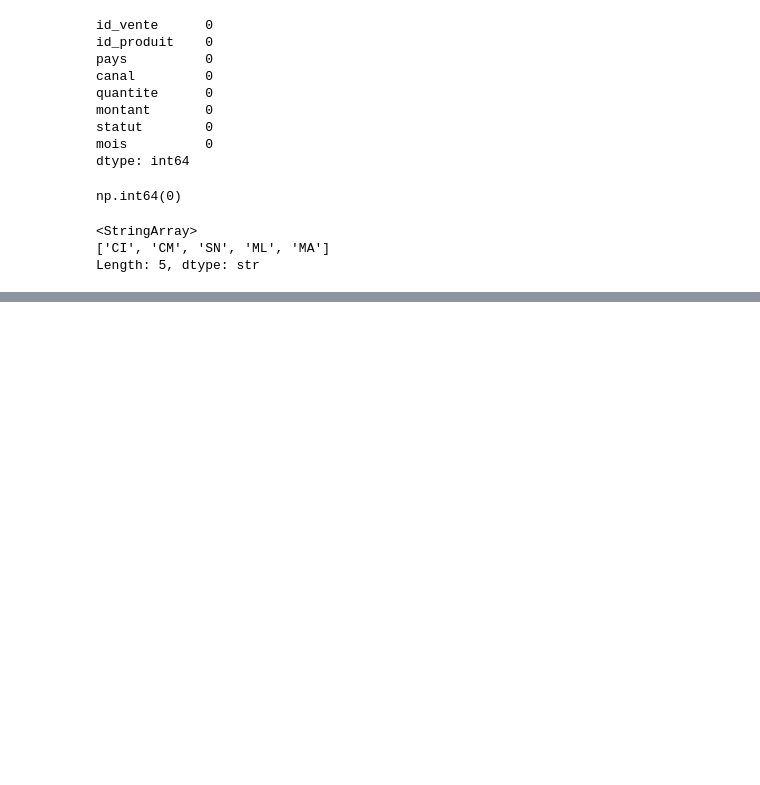
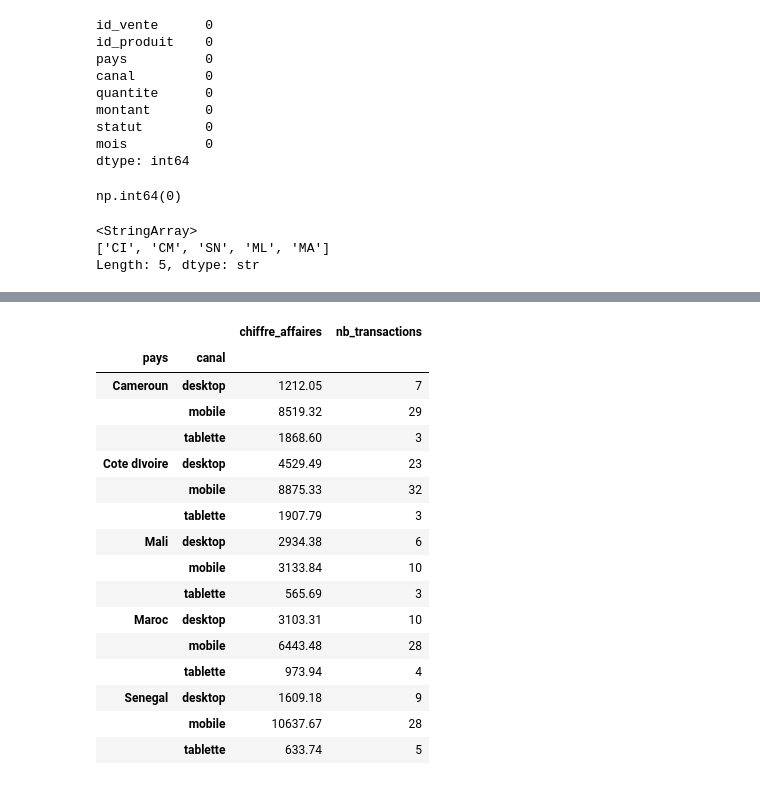
Before and after one commit to CHRISTIAN86-spec/donnees_m01, a Jupyter notebook: Donnees01.ipynb, the cells around one changed output, grey strips where cells are left out. Cells and saved outputs as stored; diff of their text form; code cells hidden in the pictures; blank space fills up the shorter version.

```diff
--- a/Donnees01.ipynb
+++ b/Donnees01.ipynb
@@ -215,0 +414,29 @@ Length: 5, dtype: str
+# %%
+# Groupement par pays ET par canal de vente
+analyse_pays_canal = df_ventes.groupby(['pays', 'canal'])['montant'].agg(['sum', 'count'])
+
+# Renommer les colonnes
+analyse_pays_canal = analyse_pays_canal.rename(columns={
+    'sum': 'chiffre_affaires',
+    'count': 'nb_transactions'
+})
+
+analyse_pays_canal
+# %% [output]
+|  |  | chiffre_affaires | nb_transactions |
+| pays | canal |  |  |
+| Cameroun | desktop | 1212.05 | 7 |
+|  | mobile | 8519.32 | 29 |
+|  | tablette | 1868.60 | 3 |
+| Cote dIvoire | desktop | 4529.49 | 23 |
+|  | mobile | 8875.33 | 32 |
+|  | tablette | 1907.79 | 3 |
+| Mali | desktop | 2934.38 | 6 |
+|  | mobile | 3133.84 | 10 |
+|  | tablette | 565.69 | 3 |
+| Maroc | desktop | 3103.31 | 10 |
+|  | mobile | 6443.48 | 28 |
+|  | tablette | 973.94 | 4 |
+| Senegal | desktop | 1609.18 | 9 |
+|  | mobile | 10637.67 | 28 |
+|  | tablette | 633.74 | 5 |
```
Also changed, not shown: parts of 17 cells of this notebook, 1 other file.
